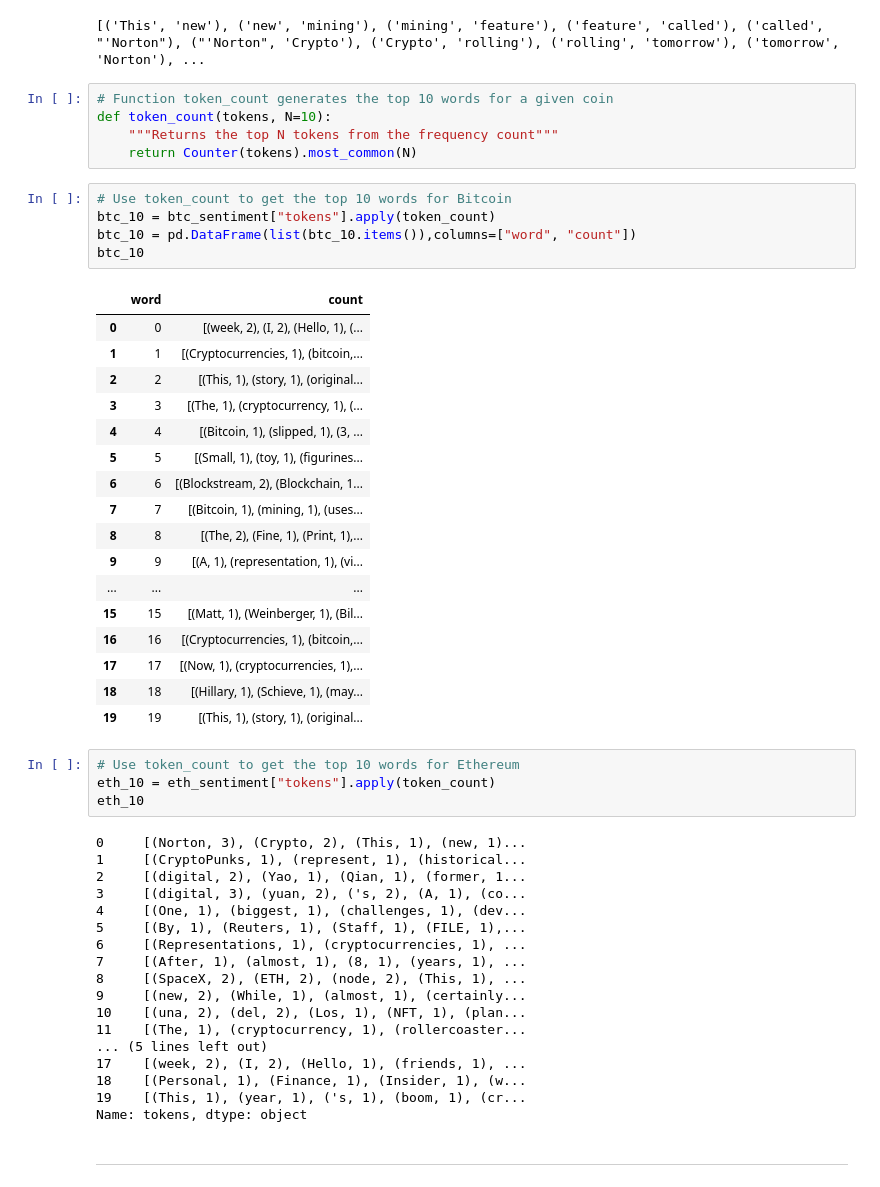
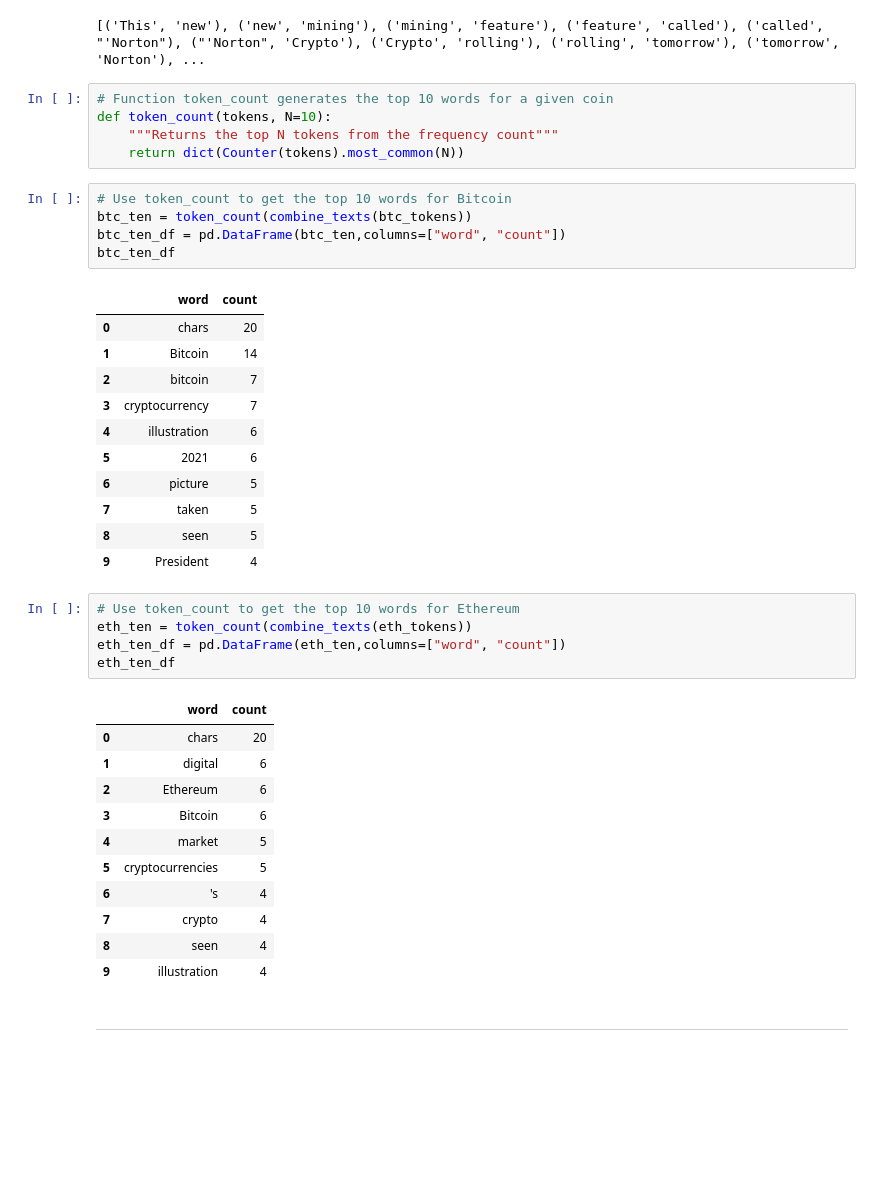
Before and after one commit to BaldHeads/NLP_HW, a Jupyter notebook: crypto_sentiment.ipynb, the cells around one changed output. Saved outputs shown, nothing was run; the diff lists cells and outputs as text; blank space fills up the shorter version.

```diff
--- a/crypto_sentiment.ipynb
+++ b/crypto_sentiment.ipynb
@@ -249,52 +249,41 @@ print(eth_bigrams)
 # Function token_count generates the top 10 words for a given coin
 def token_count(tokens, N=10):
     """Returns the top N tokens from the frequency count"""
-    return Counter(tokens).most_common(N)
+    return dict(Counter(tokens).most_common(N))
 # %%
 # Use token_count to get the top 10 words for Bitcoin
-btc_10 = btc_sentiment["tokens"].apply(token_count)
-btc_10 = pd.DataFrame(list(btc_10.items()),columns=["word", "count"])
-btc_10
+btc_ten = token_count(combine_texts(btc_tokens))
+btc_ten_df = pd.DataFrame(btc_ten,columns=["word", "count"])
+btc_ten_df
 # %% [output]
 |  | word | count |
-| 0 | 0 | [(week, 2), (I, 2), (Hello, 1), (... |
-| 1 | 1 | [(Cryptocurrencies, 1), (bitcoin,... |
-| 2 | 2 | [(This, 1), (story, 1), (original... |
-| 3 | 3 | [(The, 1), (cryptocurrency, 1), (... |
-| 4 | 4 | [(Bitcoin, 1), (slipped, 1), (3, ... |
-| 5 | 5 | [(Small, 1), (toy, 1), (figurines... |
-| 6 | 6 | [(Blockstream, 2), (Blockchain, 1... |
-| 7 | 7 | [(Bitcoin, 1), (mining, 1), (uses... |
-| 8 | 8 | [(The, 2), (Fine, 1), (Print, 1),... |
-| 9 | 9 | [(A, 1), (representation, 1), (vi... |
-| ... | ... | ... |
-| 15 | 15 | [(Matt, 1), (Weinberger, 1), (Bil... |
-| 16 | 16 | [(Cryptocurrencies, 1), (bitcoin,... |
-| 17 | 17 | [(Now, 1), (cryptocurrencies, 1),... |
-| 18 | 18 | [(Hillary, 1), (Schieve, 1), (may... |
-| 19 | 19 | [(This, 1), (story, 1), (original... |
+| 0 | chars | 20 |
+| 1 | Bitcoin | 14 |
+| 2 | bitcoin | 7 |
+| 3 | cryptocurrency | 7 |
+| 4 | illustration | 6 |
+| 5 | 2021 | 6 |
+| 6 | picture | 5 |
+| 7 | taken | 5 |
+| 8 | seen | 5 |
+| 9 | President | 4 |
 # %%
 # Use token_count to get the top 10 words for Ethereum
-eth_10 = eth_sentiment["tokens"].apply(token_count)
-eth_10
+eth_ten = token_count(combine_texts(eth_tokens))
+eth_ten_df = pd.DataFrame(eth_ten,columns=["word", "count"])
+eth_ten_df
 # %% [output]
-0     [(Norton, 3), (Crypto, 2), (This, 1), (new, 1)...
-1     [(CryptoPunks, 1), (represent, 1), (historical...
-2     [(digital, 2), (Yao, 1), (Qian, 1), (former, 1...
-3     [(digital, 3), (yuan, 2), ('s, 2), (A, 1), (co...
-4     [(One, 1), (biggest, 1), (challenges, 1), (dev...
-5     [(By, 1), (Reuters, 1), (Staff, 1), (FILE, 1),...
-6     [(Representations, 1), (cryptocurrencies, 1), ...
-7     [(After, 1), (almost, 1), (8, 1), (years, 1), ...
-8     [(SpaceX, 2), (ETH, 2), (node, 2), (This, 1), ...
-9     [(new, 2), (While, 1), (almost, 1), (certainly...
-10    [(una, 2), (del, 2), (Los, 1), (NFT, 1), (plan...
-11    [(The, 1), (cryptocurrency, 1), (rollercoaster...
-... (5 lines left out)
-17    [(week, 2), (I, 2), (Hello, 1), (friends, 1), ...
-18    [(Personal, 1), (Finance, 1), (Insider, 1), (w...
-19    [(This, 1), (year, 1), ('s, 1), (boom, 1), (cr...
-Name: tokens, dtype: object
+|  | word | count |
+| 0 | chars | 20 |
+| 1 | digital | 6 |
+| 2 | Ethereum | 6 |
+| 3 | Bitcoin | 6 |
+| 4 | market | 5 |
+| 5 | cryptocurrencies | 5 |
+| 6 | 's | 4 |
+| 7 | crypto | 4 |
+| 8 | seen | 4 |
+| 9 | illustration | 4 |
 # %% [markdown]
 ---
 # %% [markdown]
```
Also changed, not shown: parts of 2 cells of this notebook.
